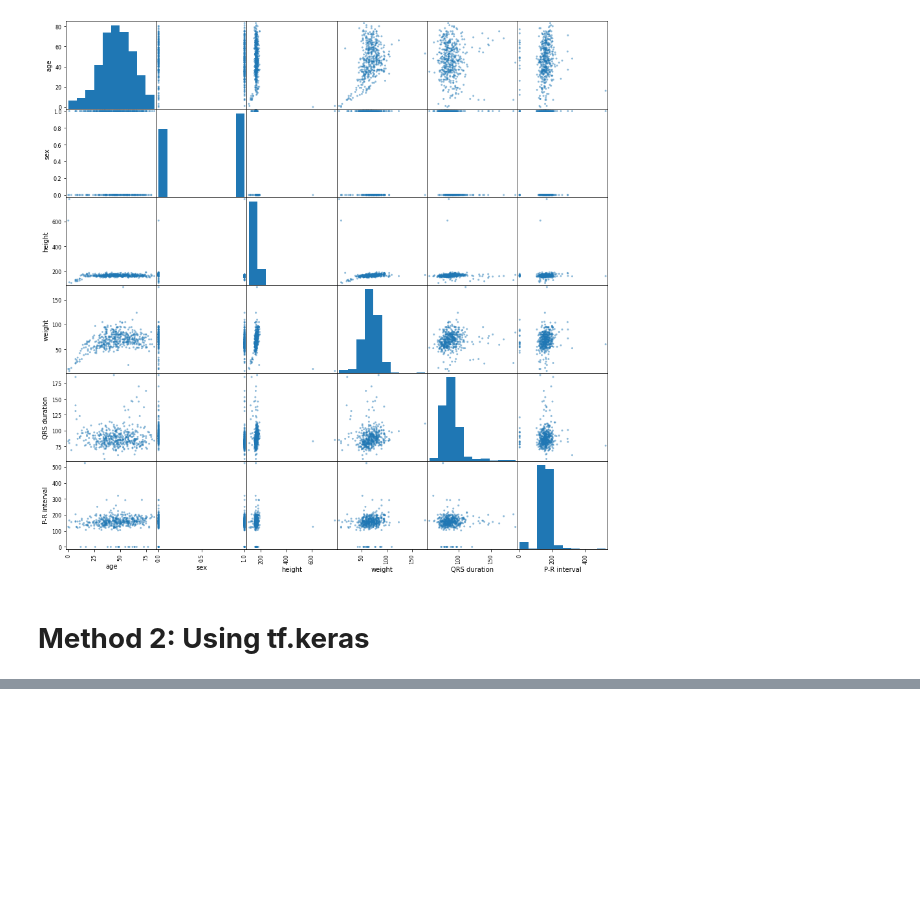
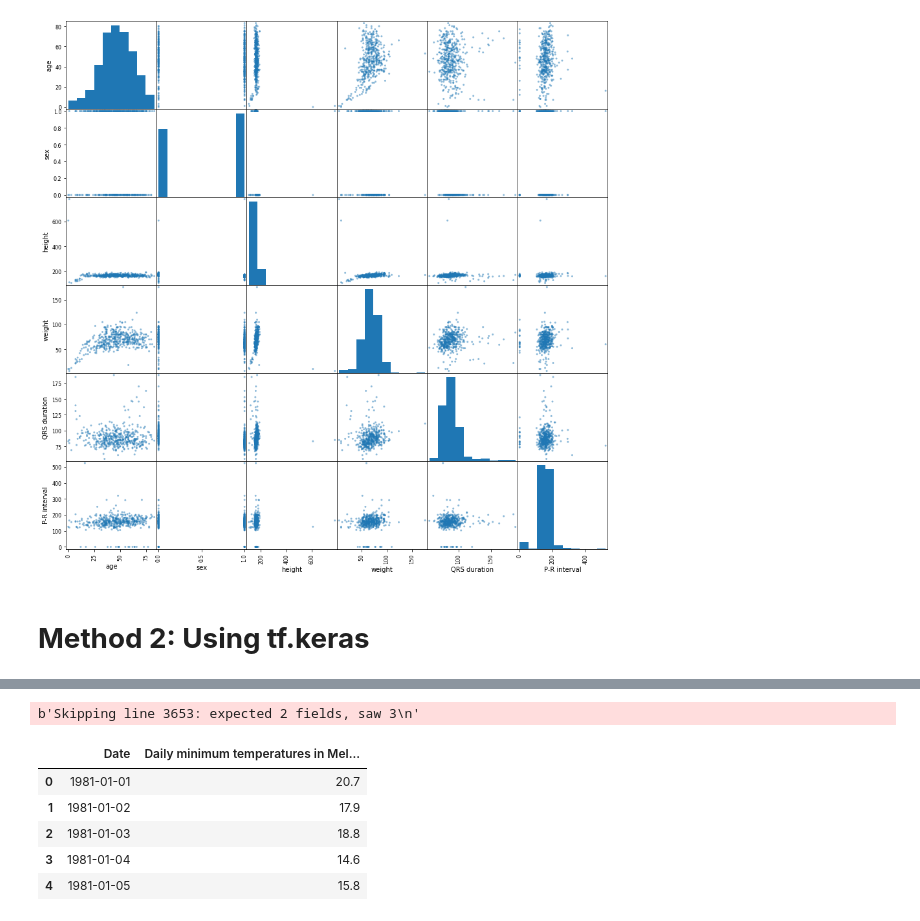
Before and after one commit to liwumass/Artificial-Intelligence, a Jupyter notebook: Upload_your_own_data_on_Google_Colab.ipynb, the cells around one changed output, grey strips where cells are left out. Saved outputs shown, nothing was run; the diff lists cells and outputs as text; code cells hidden in the pictures; blank space fills up the shorter version.

```diff
--- a/Upload_your_own_data_on_Google_Colab.ipynb
+++ b/Upload_your_own_data_on_Google_Colab.ipynb
@@ -60,0 +122,13 @@ scatter_matrix(data);
+# %%
+# open uploaded file
+# the last few lines are junk
+df = pd.read_csv('daily-minimum-temperatures-in-me.csv', error_bad_lines = False)
+df.head()
+# %% [output]
+b'Skipping line 3653: expected 2 fields, saw 3\n'
+|  | Date | Daily minimum temperatures in Mel... |
+| 0 | 1981-01-01 | 20.7 |
+| 1 | 1981-01-02 | 17.9 |
+| 2 | 1981-01-03 | 18.8 |
+| 3 | 1981-01-04 | 14.6 |
+| 4 | 1981-01-05 | 15.8 |
```
Also changed, not shown: parts of 19 cells of this notebook.
